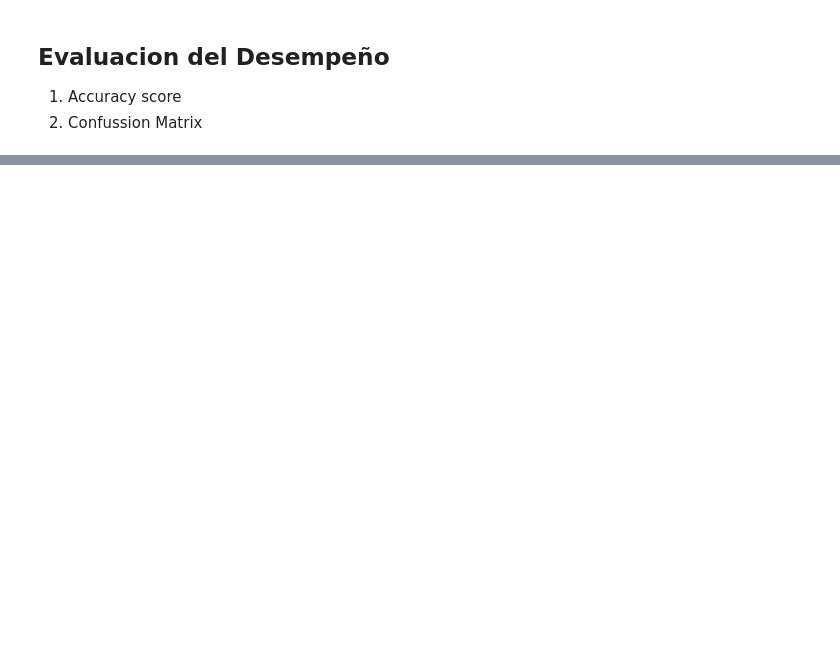
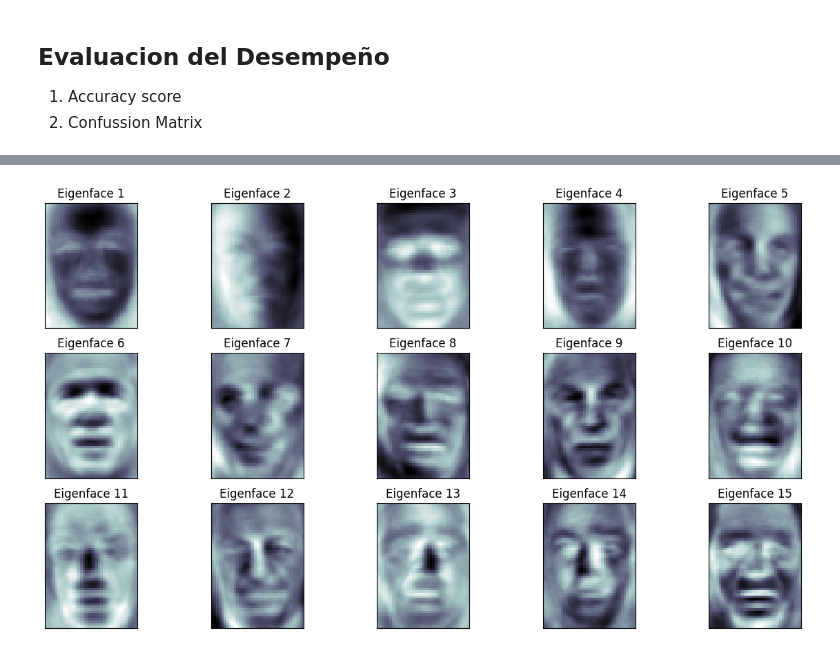
Before and after one commit to ydpajaro/Miniproyecto2, a Jupyter notebook: miniproyecto2.ipynb, the cells around one changed output, grey strips where cells are left out. Drawn from its saved outputs; the diff is of its cells as text; code cells hidden in the pictures; blank space fills up the shorter version.

Commit message:
Se realiza el ejercicio a de Eigenfaces

```diff
--- a/miniproyecto2.ipynb
+++ b/miniproyecto2.ipynb
@@ -230,0 +204,8 @@ from sklearn.decomposition import PCA
+# %%
+# Dividir los datos en un conjunto de entrenamiento y un conjunto de prueba
+x_train, x_test, y_train, y_test = train_test_split(x, y, test_size=0.2, random_state=20)
+# %%
+#Normalización del conjunto de datos
+scaler=StandardScaler()
+x_train=scaler.fit_transform(x_train)
+x_test=scaler.transform(x_test)
@@ -230,0 +326,16 @@ from sklearn.decomposition import PCA
+# %%
+# Obtener las eigenfaces
+eigenfaces = pca.components_.reshape((150, 50, 37))
+
+# Mostrar las eigenfaces
+n_rows = 3
+n_cols = 5
+fig, axes = plt.subplots(n_rows, n_cols, figsize=(15, 8),
+                         subplot_kw={'xticks':[], 'yticks':[]},
+                        )
+for i, ax in enumerate(axes.flat):
+    if i < 50:
+        ax.imshow(eigenfaces[i], cmap='bone')
+        ax.set_title("Eigenface {}".format(i+1))
+# %% [output]
+[figure, added]
```
Also changed, not shown: parts of 28 cells of this notebook.
